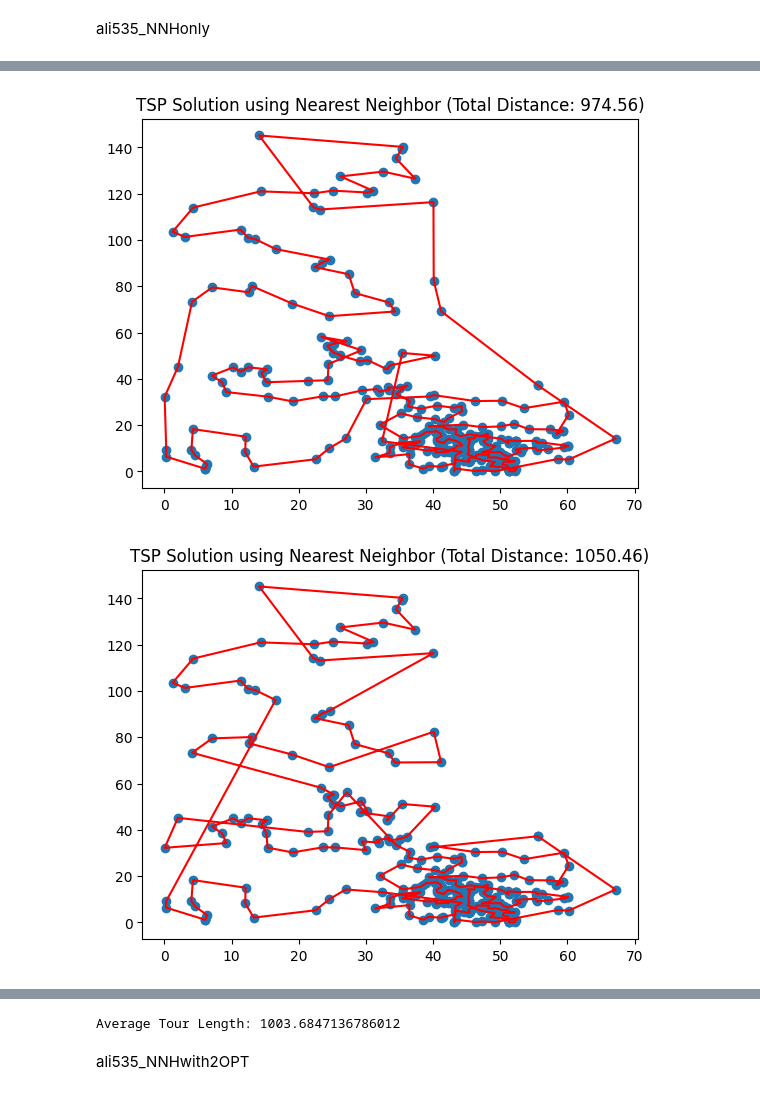
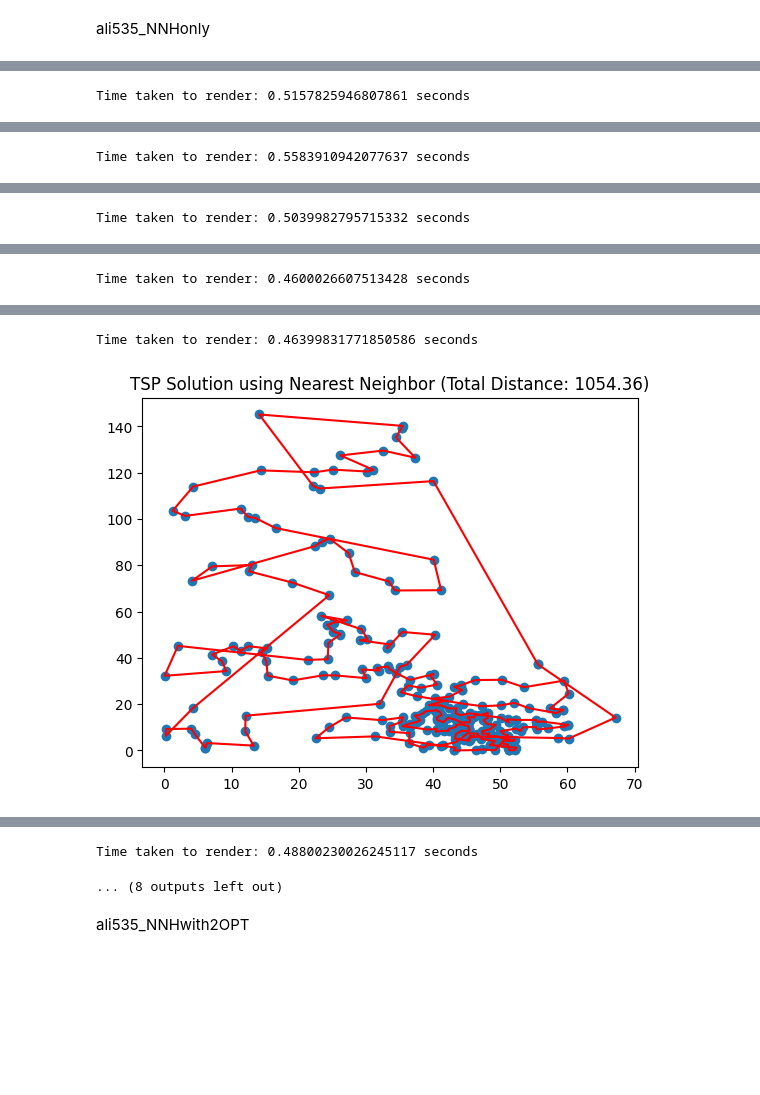
Before and after one commit to Amboyandrey/TSPLIB, a Jupyter notebook: GEO/ali535.ipynb, the cells around one changed output, grey strips where cells are left out. Cells and saved outputs as stored; diff of their text form; code cells hidden in the pictures; blank space fills up the shorter version.

```diff
--- a/GEO/ali535.ipynb
+++ b/GEO/ali535.ipynb
@@ -4,6 +4,7 @@ ali535_NNHonly
 import re
 import numpy as np
 import matplotlib.pyplot as plt
+import time
 
 class TSPSolver:
     def __init__(self, points):
@@ -39,7 +40,7 @@ class TSPSolver:
 # Parse the TSP dataset and extract coordinates
 def parse_tsp_dataset(data):
     coordinates = []
-    pattern = re.compile(r'\s*(\d+)\s+(\d+\.\d+)\s+(\d+\.\d+)')  # Updated regular expression
+    pattern = re.compile(r'\s*(\d+)\s+(\d+\.\d+)\s+(\d+\.\d+)')
 
     in_node_coord_section = False
     for line in data.split('\n'):
@@ -54,7 +55,6 @@ def parse_tsp_dataset(data):
                 coordinates.append((float(match.group(2)), float(match.group(3))))
 
     return coordinates
-
 
 # Load the TSP dataset from a file
 def load_tsp_file(file_path):
@@ -73,7 +73,10 @@ city_coordinates = parse_tsp_dataset(tsp_data)
 
 # Create TSPSolver instance and solve using nearest neighbor
 total_distances = []
+render_times = []
+
 for i in range(10):
+    start_time = time.time()  # Start timing for this run
     solver = TSPSolver(city_coordinates)
     solver.solve()
     total_distance = solver.total_distance()
@@ -86,7 +89,14 @@ for i in range(10):
     plt.title(f'TSP Solution using Nearest Neighbor (Total Distance: {total_distance:.2f})')
     plt.show()
 
-# Calculate average tour length
+    end_time = time.time()  # End timing for this run
+    rendered_time = end_time - start_time  # Calculate render time for this run
+    render_times.append(rendered_time)
+    print("Time taken to render:", rendered_time, "seconds\n\n")
+
+# Calculate and print average tour length and average time taken to render
 average_tour_length = np.mean(total_distances)
+average_render_time = np.mean(render_times)
 print("Average Tour Length:", average_tour_length)
+print("Average Time taken to render:", average_render_time, "seconds")
 # %% [output]
@@ -93,0 +104 @@ print("Average Tour Length:", average_tour_length)
+Time taken to render: 0.5157825946807861 seconds
@@ -94,0 +106 @@ print("Average Tour Length:", average_tour_length)
+Time taken to render: 0.5583910942077637 seconds
@@ -95,0 +108 @@ print("Average Tour Length:", average_tour_length)
+Time taken to render: 0.5039982795715332 seconds
@@ -96,0 +110 @@ print("Average Tour Length:", average_tour_length)
+Time taken to render: 0.4600026607513428 seconds
@@ -98,2 +112,2 @@ print("Average Tour Length:", average_tour_length)
+Time taken to render: 0.46399831771850586 seconds
-[figure, old version]
+[figure, new version]
-[figure, removed]
@@ -103,4 +114,5 @@ print("Average Tour Length:", average_tour_length)
-Average Tour Length: 1003.6847136786012
+Time taken to render: 0.48800230026245117 seconds
+... (8 outputs left out)
 # %% [markdown]
 ali535_NNHwith2OPT
 # %%
```
Also changed, not shown: parts of 3 cells of this notebook, 3 other files.
